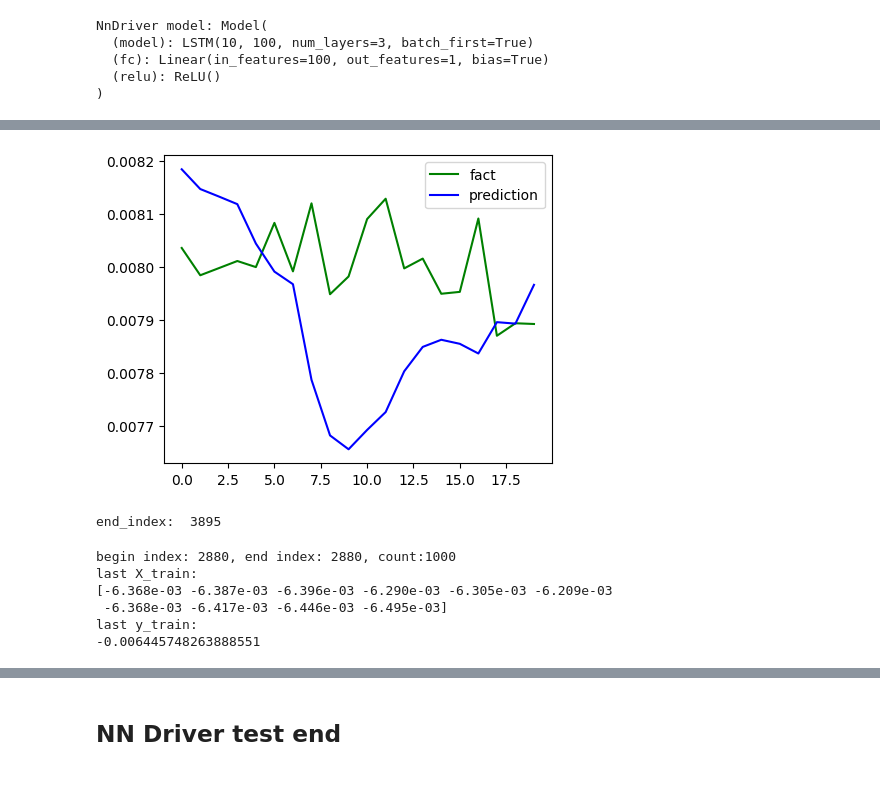
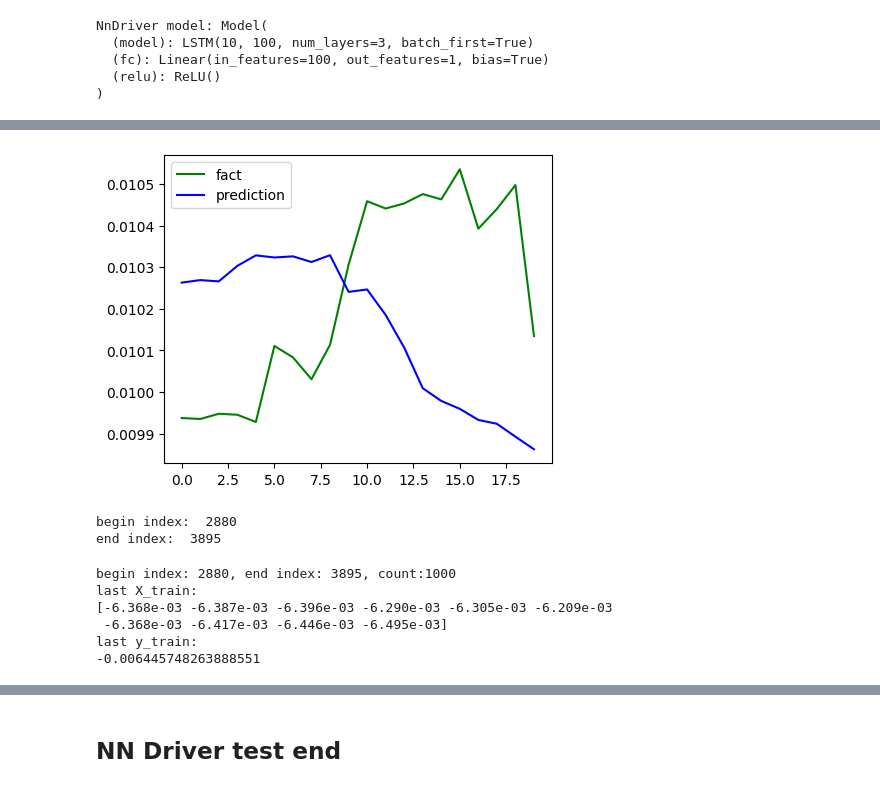
Before and after one commit to stefanzarembinski/szx81, a Jupyter notebook: szx81/nn_tools/lstm.ipynb, the cells around one changed output, grey strips where cells are left out. Cells and saved outputs as stored; diff of their text form; code cells hidden in the pictures.

```diff
--- a/szx81/nn_tools/lstm.ipynb
+++ b/szx81/nn_tools/lstm.ipynb
@@ -42,6 +42,7 @@ importlib.reload(ls)
 dr = ls.NnDriver(
         data_source_class=ds.ForexDataSource,
         model_class=ls.Model,
+        future_len=10,
         verbose=True
         )
 # %%
@@ -52,3 +53,5 @@ NnDriver model: Model(
   (fc): Linear(in_features=100, out_features=1, bias=True)
   (relu): ReLU()
 )
+# %%
+dr.train(end_day=2)
@@ -55,4 +76,6 @@ NnDriver model: Model(
+# %%
+shift = 50
 # %%
-dr.train()
-dr.show_action(shift=250)
+dr.show_action(shift=shift)
+shift += 50
 # %% [output]
@@ -76,15 +82,17 @@ Epoch [1000/1000], Loss: 1.3e-03
-[figure, old version]
+[figure, new version]
 # %%
 cs_dr = dr.context_seq
-print('end_index: ', cs_dr.last_trained_index)
+print('begin index: ', cs_dr.first_trained_index)
+print('end index: ', cs_dr.last_trained_index)
 # %% [output]
-end_index:  3895
+begin index:  2880
+end index:  3895
 # %%
 x_dr, y_dr = dr.get_training(verbose=True)
 print(f'last X_train:\n{x_dr[-1]}')
 print(f'last y_train:\n{y_dr[-1]}')
 # %% [output]
-begin index: 2880, end index: 2880, count:1000
+begin index: 2880, end index: 3895, count:1000
 last X_train:
 [-6.368e-03 -6.387e-03 -6.396e-03 -6.290e-03 -6.305e-03 -6.209e-03
  -6.368e-03 -6.417e-03 -6.446e-03 -6.495e-03]
```
Also changed, not shown: parts of 7 cells of this notebook, 1 other file.
